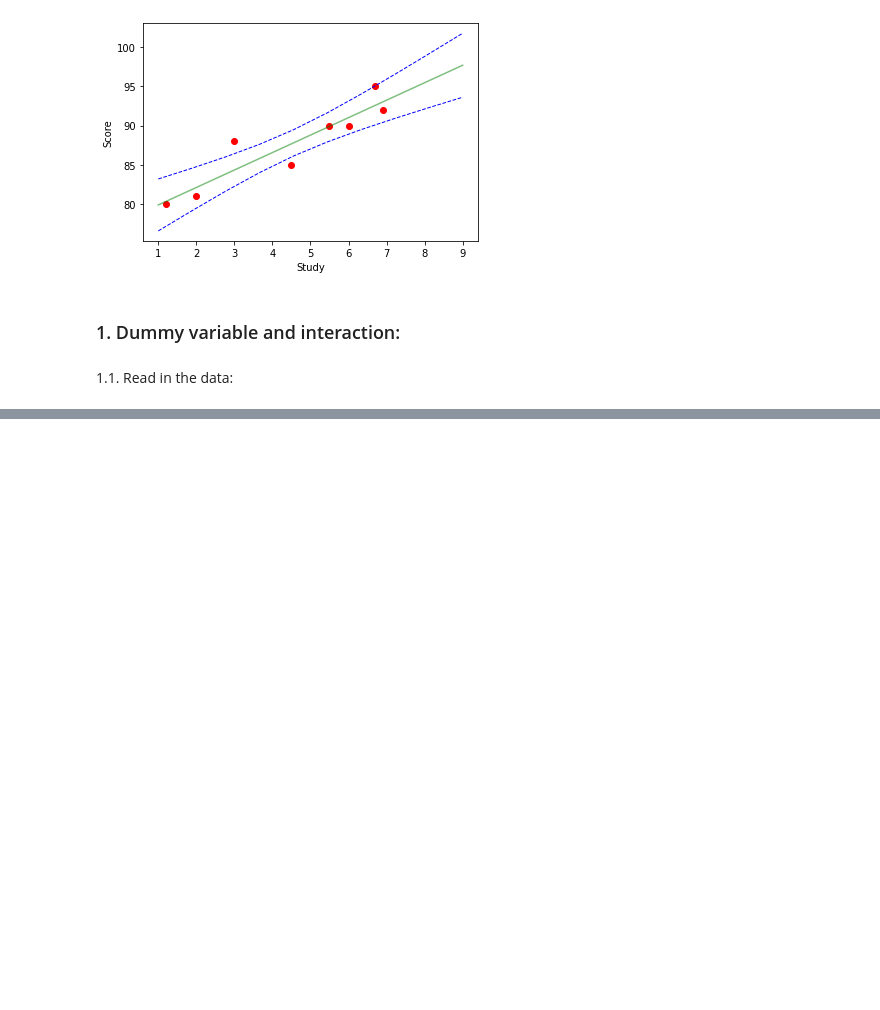
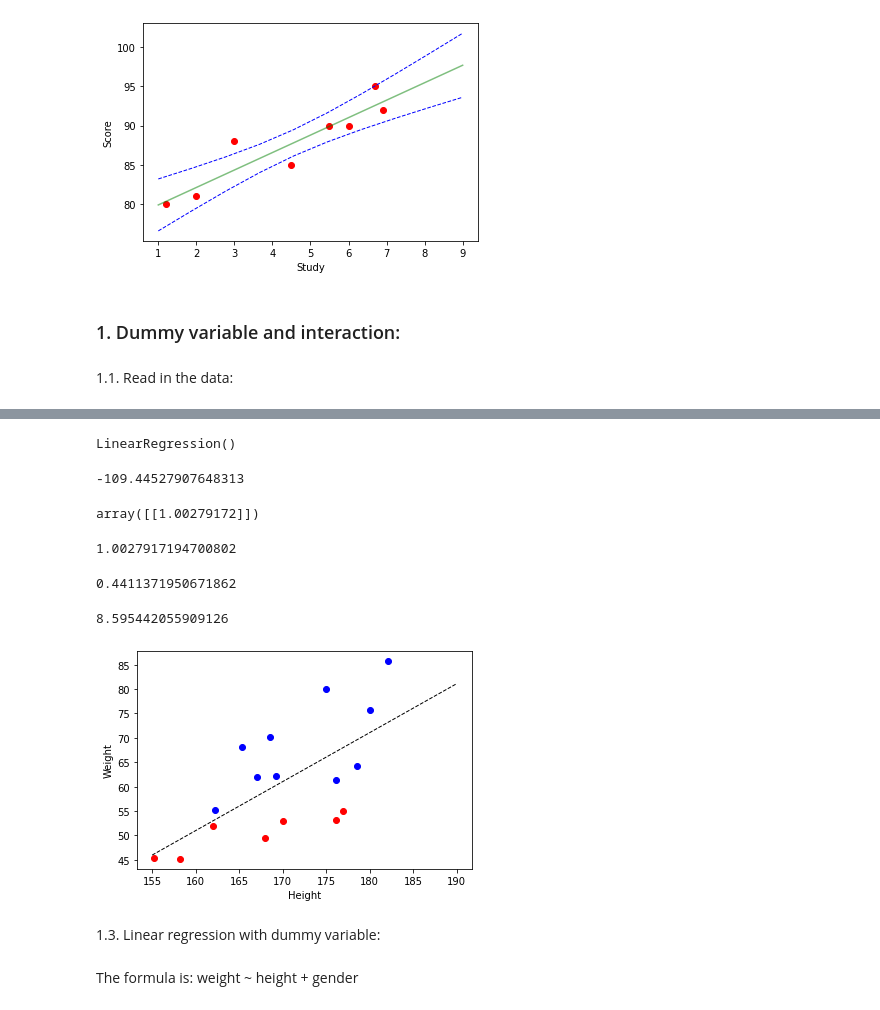
Before and after one commit to hayaboy/datascience, a Jupyter notebook: 수치예측목적을_위한_지도학습_모델_응용.ipynb, the cells around one changed output, grey strips where cells are left out. Saved outputs shown, nothing was run; the diff lists cells and outputs as text; code cells hidden in the pictures; blank space fills up the shorter version.

```diff
--- a/수치예측목적을_위한_지도학습_모델_응용.ipynb
+++ b/수치예측목적을_위한_지도학습_모델_응용.ipynb
@@ -699,0 +704,2 @@ from sklearn import metrics
+# %%
+df = pd.read_csv('./sample_data/data_studentlist.csv')
@@ -699,0 +715,20 @@ from sklearn import metrics
+# %%
+lm = LinearRegression()
+X = df.height.values.reshape(-1,1)
+Y = df.weight.values.reshape(-1,1)
+# %%
+lm.fit(X,Y)
+# %% [output]
+LinearRegression()
+# %%
+lm.intercept_[0]
+# %% [output]
+-109.44527907648313
+# %%
+lm.coef_
+# %% [output]
+array([[1.00279172]])
+# %%
+lm.coef_[0][0]
+# %% [output]
+1.0027917194700802
@@ -699,0 +737,4 @@ from sklearn import metrics
+# %%
+rsq1
+# %% [output]
+0.4411371950671862
@@ -699,0 +743,25 @@ from sklearn import metrics
+# %%
+rmse1
+# %% [output]
+8.595442055909126
+# %%
+b0 = lm.intercept_[0]
+b1 = lm.coef_[0][0]
+# %%
+# Visualize.
+# No need to distinguish the regression line by gender.
+df_m = df[df.gender=='M']
+df_f = df[df.gender=='F']
+x_grid = np.linspace(155,190,10)
+plt.scatter(x=df_m.height, y=df_m.weight, color='blue')
+plt.scatter(x=df_f.height, y=df_f.weight, color='red')
+plt.plot(x_grid, b0 + b1*x_grid, linestyle='--',linewidth=1,color='black')
+plt.xlabel('Height')
+plt.ylabel('Weight')
+plt.show()
+# %% [output]
+[figure, added]
+# %% [markdown]
+1.3. Linear regression with dummy variable:
+# %% [markdown]
+The formula is: weight ~ height + gender
```
Also changed, not shown: parts of 30 cells of this notebook.
